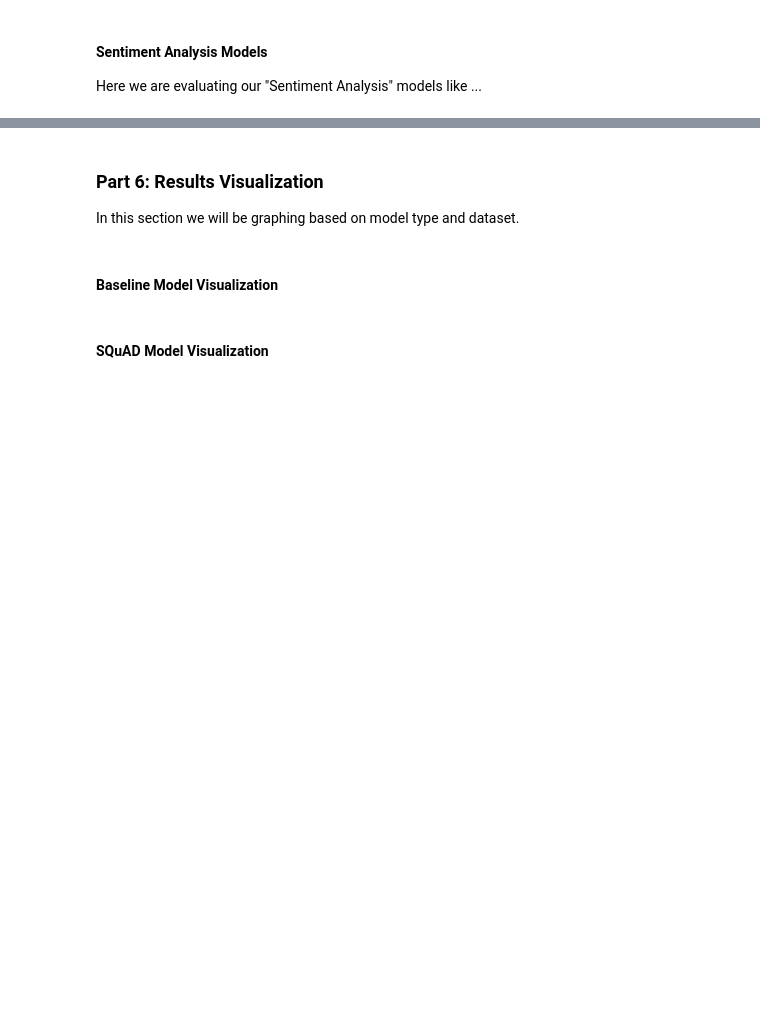
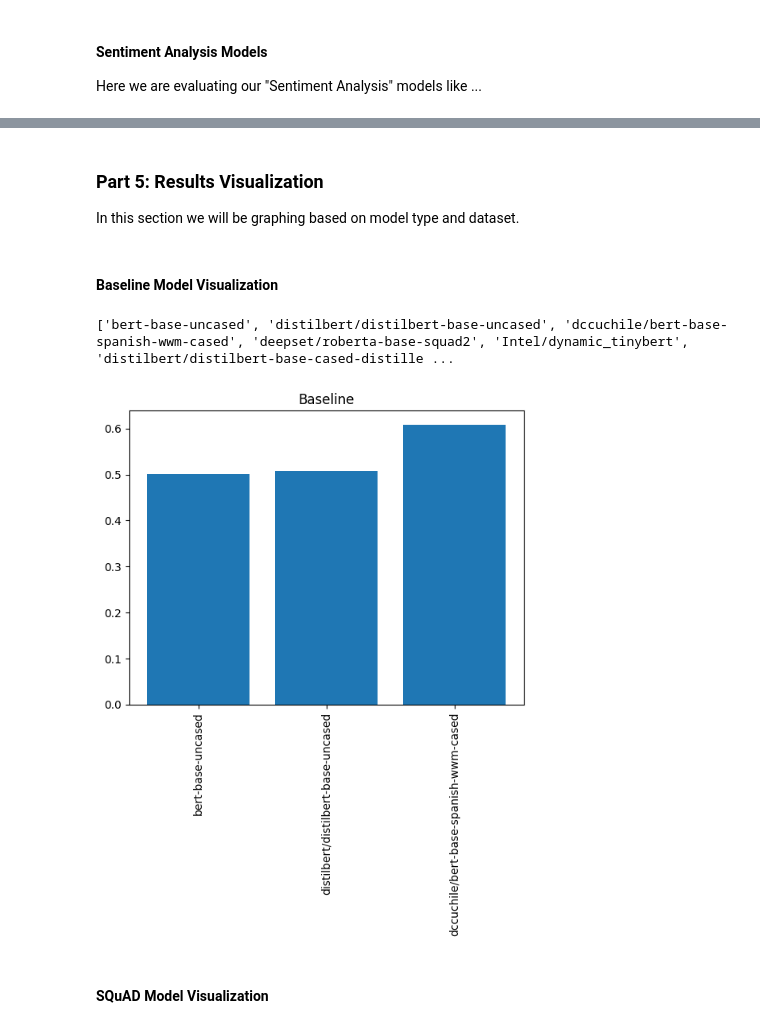
Before and after one commit to braphael99/NLPGroup5, a Jupyter notebook: ProjectCodeRevision.ipynb, the cells around one changed output, grey strips where cells are left out. Cells and saved outputs as stored; diff of their text form; code cells hidden in the pictures; blank space fills up the shorter version.

Commit message:
Evaluated

```diff
--- a/ProjectCodeRevision.ipynb
+++ b/ProjectCodeRevision.ipynb
@@ -174,0 +195,24 @@ In this section we are evaluating performances for our models on our "Test" data
+# %%
+model_name = 'siebert/sentiment-roberta-large-english'
+evaluate_hf_model(model_name, datasetEval)
+modelNames.append(model_name)
+modelPerformanceList.append(modelPerformance)
+print('{} performance saved: {}'.format(model_name, modelPerformance))
+
+model_name = 'MilaNLProc/feel-it-italian-sentiment'
+evaluate_hf_model(model_name, datasetEval)
+modelNames.append(model_name)
+modelPerformanceList.append(modelPerformance)
+print('{} performance saved: {}'.format(model_name, modelPerformance))
+
+model_name = 'DT12the/distilbert-sentiment-analysis'
+evaluate_hf_model(model_name, datasetEval)
+modelNames.append(model_name)
+modelPerformanceList.append(modelPerformance)
+print('{} performance saved: {}'.format(model_name, modelPerformance))
+
+model_name = 'abhilash1910/financial_roberta'
+evaluate_hf_model(model_name, datasetEval)
+modelNames.append(model_name)
+modelPerformanceList.append(modelPerformance)
+print('{} performance saved: {}'.format(model_name, modelPerformance))
@@ -175,7 +236,24 @@ In this section we are evaluating performances for our models on our "Test" data
 # %% [markdown]
-### Part 6: Results Visualization
+### Part 5: Results Visualization
 In this section we will be graphing based on model type and dataset.
 # %% [markdown]
 #### Baseline Model Visualization
+# %%
+xpoints = np.linspace(1, len(modelNames), len(modelNames))
+
+print(modelNames)
+#list(modelPerformanceList.values())
+
+valsList = [x['exact_match'] for x in modelPerformanceList]
+
+
+#Set plot and plot
+plt.title("Baseline")
+plt.xticks(xpoints[0:3], modelNames[0:3], rotation = 'vertical')
+plt.bar(xpoints[0:3], valsList[0:3])
+plt.show()
+# %% [output]
+['bert-base-uncased', 'distilbert/distilbert-base-uncased', 'dccuchile/bert-base-spanish-wwm-cased', 'deepset/roberta-base-squad2', 'Intel/dynamic_tinybert', 'distilbert/distilbert-base-cased-distille ...
+[figure, added]
 # %% [markdown]
 #### SQuAD Model Visualization
```
Also changed, not shown: parts of 24 cells of this notebook.
